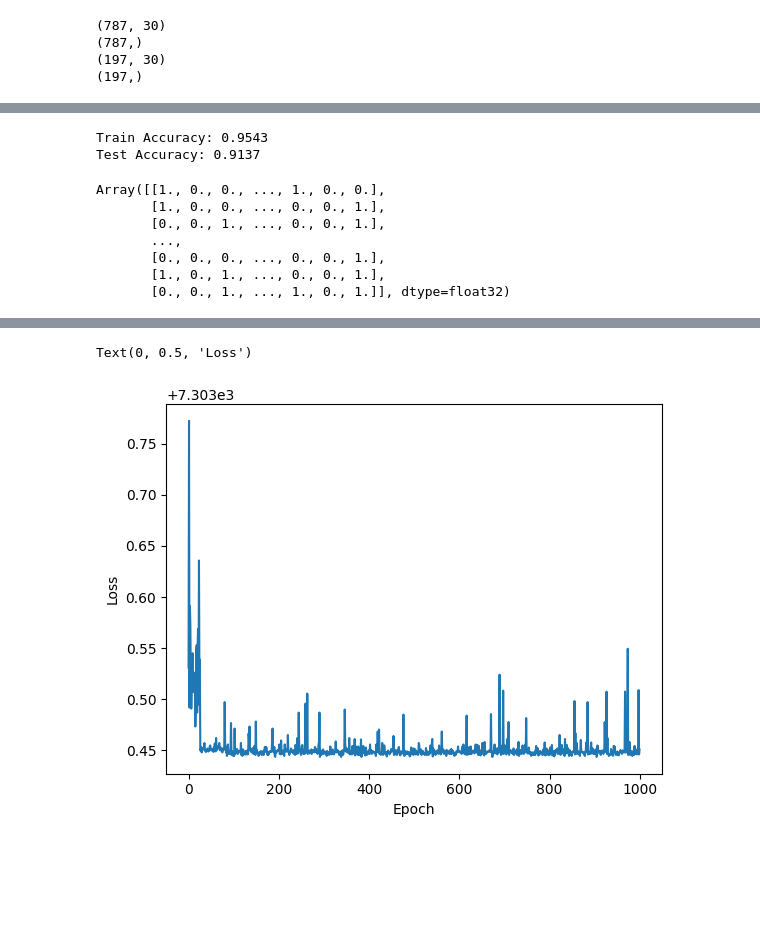
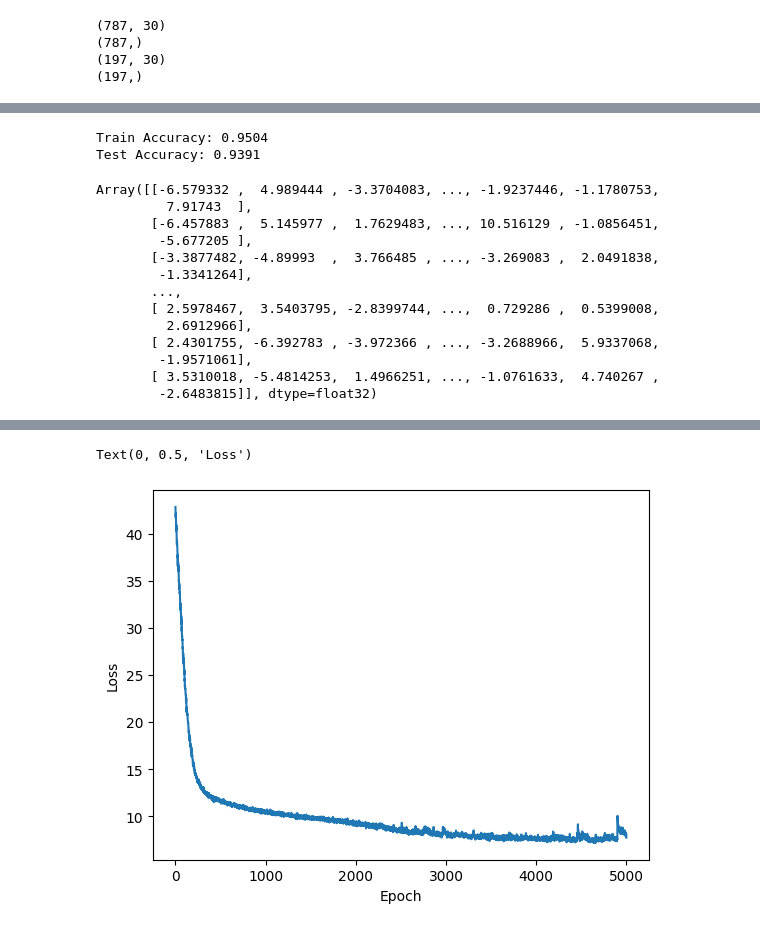
Before and after one commit to NiccoloSalvi/fraud-detection-autoencoders, a Jupyter notebook: main.ipynb, the cells around one changed output, grey strips where cells are left out. Cells and saved outputs as stored; diff of their text form; code cells hidden in the pictures; blank space fills up the shorter version.

```diff
--- a/main.ipynb
+++ b/main.ipynb
@@ -40,6 +30,12 @@ print(data.head())
 
 [5 rows x 31 columns]
 # %%
+from sklearn.preprocessing import StandardScaler
+
 data_np = data.to_numpy()
-scaler = RobustScaler(with_centering=True, with_scaling=True, quantile_range=(25.0, 75.0), unit_variance=False)
-data_np[:, [0, 29]] = scaler.fit_transform(data_np[:, [0, 29]])
+
+#scaler = RobustScaler(with_centering=True, with_scaling=True, quantile_range=(25.0, 75.0), unit_variance=False)
+scaler = StandardScaler()
+data_np[:, :-1] = scaler.fit_transform(data_np[:, :-1])
+#data_np[:, [0, 29]] = scaler.fit_transform(data_np[:, [0, 29]])
+print(data_np.shape)
@@ -147,8 +145,8 @@ accuracy_test = jnp.mean(labels_pred_test == labels_test)
 print(f"Train Accuracy: {accuracy_train:.4f}")
 print(f"Test Accuracy: {accuracy_test:.4f}")
 # %% [output]
-Train Accuracy: 0.9543
-Test Accuracy: 0.9137
+Train Accuracy: 0.9504
+Test Accuracy: 0.9391
 # %%
 # initialize neural network for encoder
 n1, n2, n3, n4, n5 = 31, 23, 19, 17, 8
@@ -179,22 +177,22 @@ def encoder(x, params):
   # first layer is x
   layer1 = x.T
   # other layers use the activation function
-  layer2 = nn.relu(W1 @ layer1 + b1)
+  layer2 = nn.tanh(W1 @ layer1 + b1)
   dropout_mask = (np.random.rand(*layer2.shape) > p1) / (1 - p1)
   layer2 *= dropout_mask
 
-  layer3 = nn.relu(W2 @ layer2 + b2)
+  layer3 = nn.tanh(W2 @ layer2 + b2)
   dropout_mask = (np.random.rand(*layer3.shape) > p2) / (1 - p2)
   layer3 *= dropout_mask
 
-  layer4 = nn.relu(W3 @ layer3 + b3)
+  layer4 = nn.tanh(W3 @ layer3 + b3)
   # output
-  layer5 = nn.relu(W4 @ layer4 + b4)
+  layer5 = W4 @ layer4 + b4
 
   return layer5.T
 
 # initialize before going on
-output = encoder(jnp.array(dataset), params_encoder)
+output = encoder(jnp.array(data_np), params_encoder)
 # %%
 n1, n2, n3, n4, n5 = 8, 17, 19, 23, 31
 
@@ -219,36 +217,42 @@ def decoder(x, params):
   # first layer is x
   layer1 = x.T
   # other layers use the activation function
-  layer2 = nn.relu(W1 @ layer1 + b1)
+  layer2 = nn.tanh(W1 @ layer1 + b1)
   dropout_mask = (np.random.rand(*layer2.shape) > p1) / (1 - p1)
   layer2 *= dropout_mask
 
-  layer3 = nn.relu(W2 @ layer2 + b2)
+  layer3 = nn.tanh(W2 @ layer2 + b2)
   dropout_mask = (np.random.rand(*layer3.shape) > p2) / (1 - p2)
   layer3 *= dropout_mask
 
-  layer4 = nn.relu(W3 @ layer3 + b3)
+  layer4 = nn.tanh(W3 @ layer3 + b3)
 
   # output
-  layer5 = nn.sigmoid(W4 @ layer4 + b4)
+  layer5 = W4 @ layer4 + b4
 
   return layer5.T
 
 decoder(output, params_decoder)
 # %% [output]
-Array([[1., 0., 0., ..., 1., 0., 0.],
-       [1., 0., 0., ..., 0., 0., 1.],
-       [0., 0., 1., ..., 0., 0., 1.],
+Array([[-6.579332 ,  4.989444 , -3.3704083, ..., -1.9237446, -1.1780753,
+         7.91743  ],
+       [-6.457883 ,  5.145977 ,  1.7629483, ..., 10.516129 , -1.0856451,
+        -5.677205 ],
+       [-3.3877482, -4.89993  ,  3.766485 , ..., -3.269083 ,  2.0491838,
+        -1.3341264],
        ...,
-       [0., 0., 0., ..., 0., 0., 1.],
-       [1., 0., 1., ..., 0., 0., 1.],
-       [0., 0., 1., ..., 1., 0., 1.]], dtype=float32)
+       [ 2.5978467,  3.5403795, -2.8399744, ...,  0.729286 ,  0.5399008,
+         2.6912966],
+       [ 2.4301755, -6.392783 , -3.972366 , ..., -3.2688966,  5.9337068,
+        -1.9571061],
+       [ 3.5310018, -5.4814253,  1.4966251, ..., -1.0761633,  4.740267 ,
+        -2.6483815]], dtype=float32)
 # %%
-num_epochs = 1000
-learning_rate = 5
+num_epochs = 5000
+learning_rate = 0.01
 
 # Use jnp.array to ensure compatibility with JAX
-small_dataset = jnp.array(dataset[:1000])
+#small_dataset = jnp.array(data_np[:50000])
 
 def loss_fn(params_encoder, params_decoder, batch):
     encoded = encoder(batch, params_encoder)
@@ -259,16 +263,16 @@ history_loss = []
 
 for epoch in range(num_epochs):
     # Compute gradients for the entire batch
-    grad_encoder, grad_decoder = jax.grad(loss_fn, argnums=(0, 1))(params_encoder, params_decoder, small_dataset)
+    grad_encoder, grad_decoder = jax.grad(loss_fn, argnums=(0, 1))(params_encoder, params_decoder, fraud_data)
 
     # Update weights
     params_encoder = [p - learning_rate * g for p, g in zip(params_encoder, grad_encoder)]
     params_decoder = [p - learning_rate * g for p, g in zip(params_decoder, grad_decoder)]
 
-    current_loss = loss_fn(params_encoder, params_decoder, small_dataset)
+    current_loss = loss_fn(params_encoder, params_decoder, fraud_data)
     history_loss.append(current_loss)
-    if epoch % 50 == 0:
-        current_loss = loss_fn(params_encoder, params_decoder, small_dataset)
+    if epoch % 500 == 0:
+        current_loss = loss_fn(params_encoder, params_decoder, fraud_data)
         print(f"Epoch {epoch}, Loss: {current_loss}")
 
     # plot the history loss
@@ -299,2 +293,2 @@ Epoch 950, Loss: 7303.44775390625
 Text(0, 0.5, 'Loss')
-[figure, old version]
+[figure, new version]
```
Also changed, not shown: parts of 6 cells of this notebook, 1 other file.
